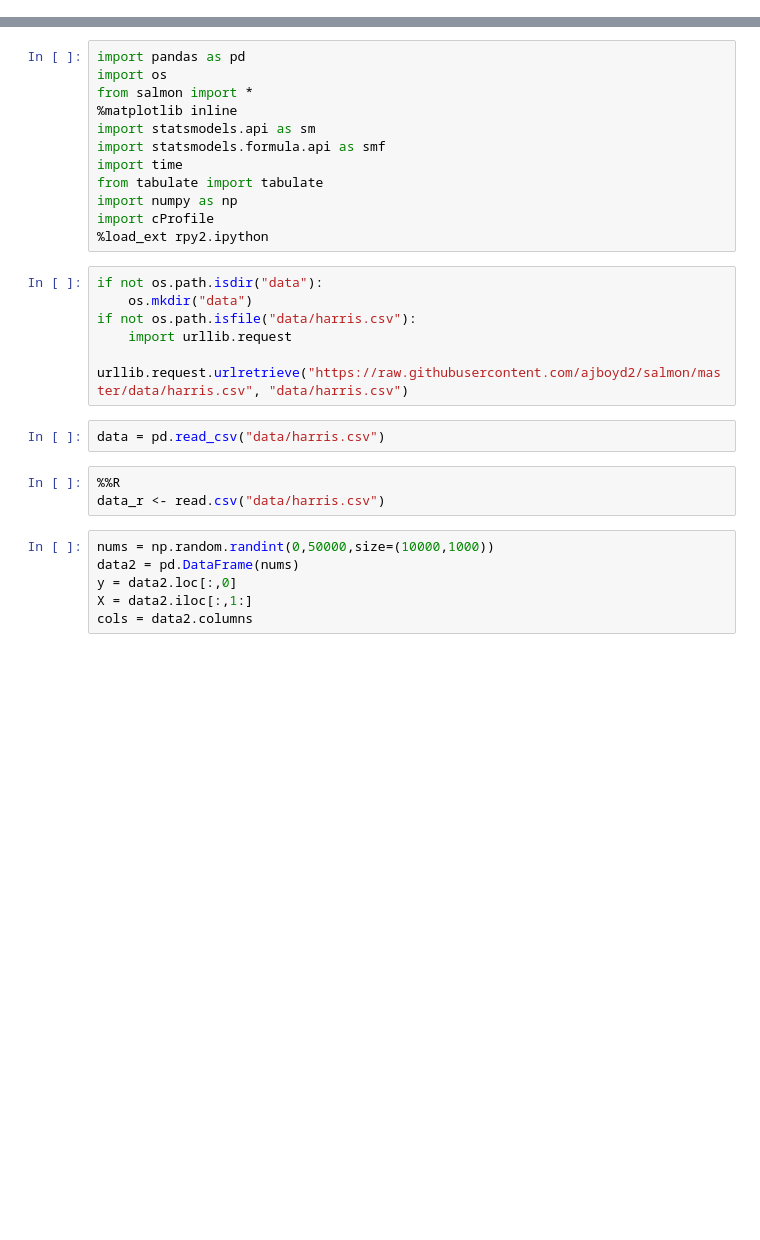
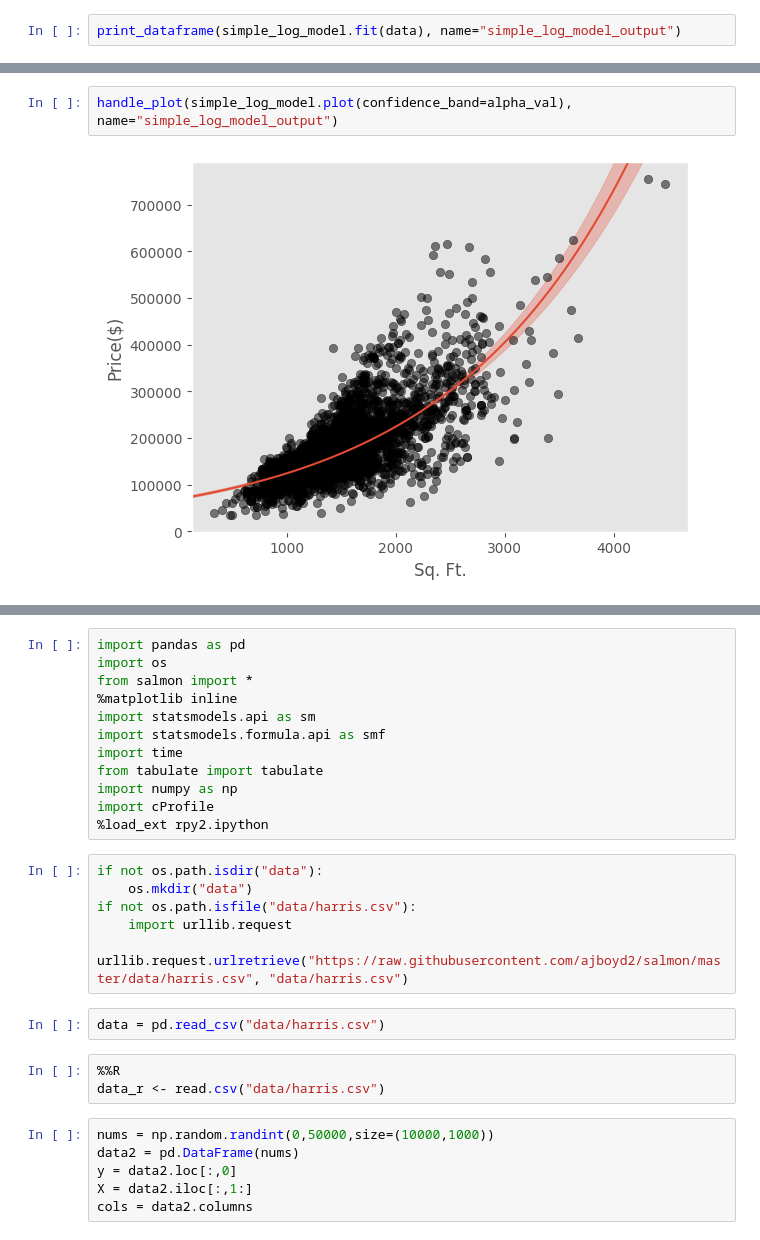
Before and after one commit to ajboyd2/salmon, a Jupyter notebook: paper_outputs/timing_comparison_colab.ipynb, the cells around one changed output, grey strips where cells are left out. Drawn from its saved outputs; the diff is of its cells as text; blank space fills up the shorter version.

```diff
--- a/paper_outputs/timing_comparison_colab.ipynb
+++ b/paper_outputs/timing_comparison_colab.ipynb
@@ -26,0 +152,2 @@ Requirement already satisfied: MarkupSafe>=2.0 in /usr/local/lib/python3.10/dist
+# %%
+print_dataframe(simple_log_model.fit(data), name="simple_log_model_output")
@@ -26,0 +163,4 @@ Requirement already satisfied: MarkupSafe>=2.0 in /usr/local/lib/python3.10/dist
+# %%
+handle_plot(simple_log_model.plot(confidence_band=alpha_val), name="simple_log_model_output")
+# %% [output]
+[figure, added]
```
Also changed, not shown: parts of 58 cells of this notebook.
